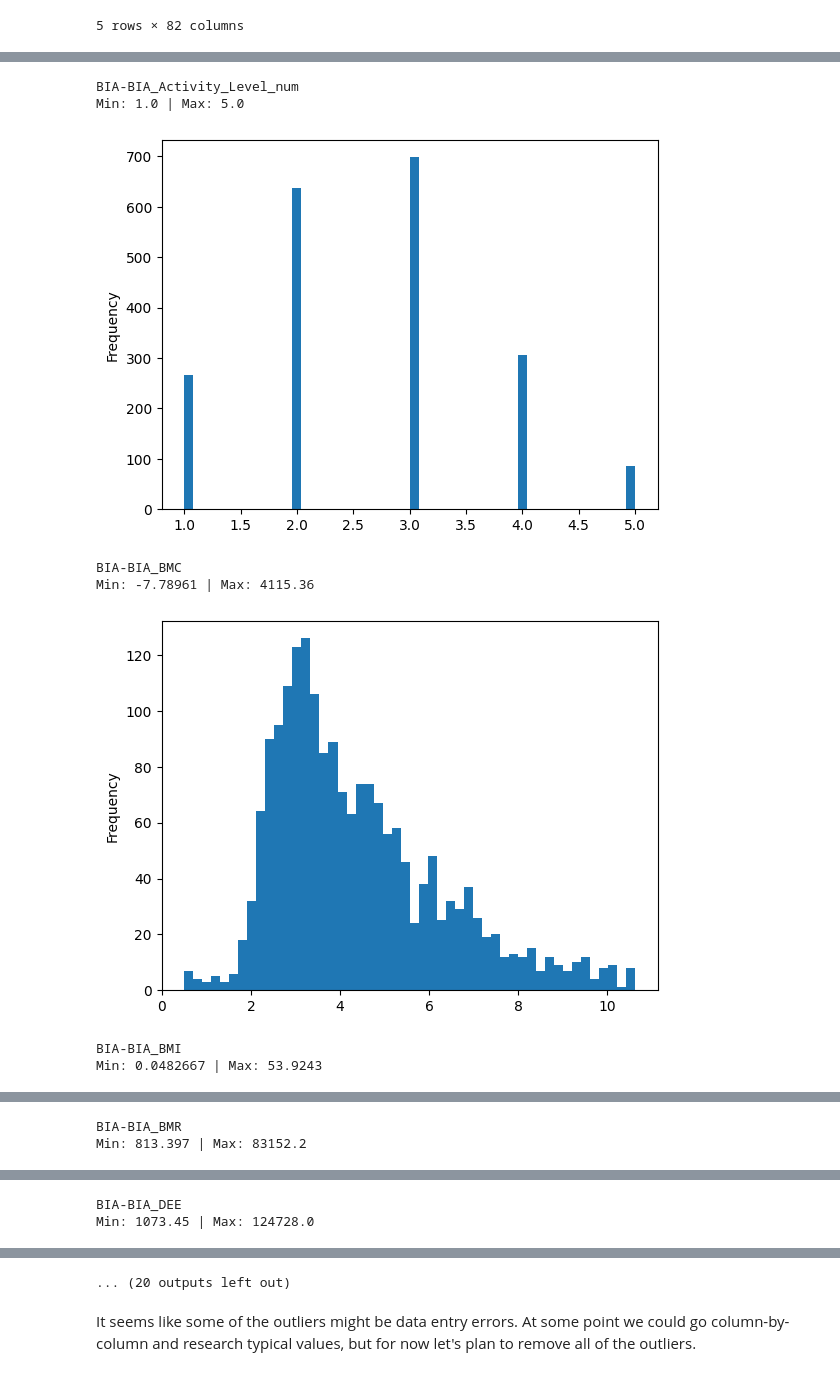
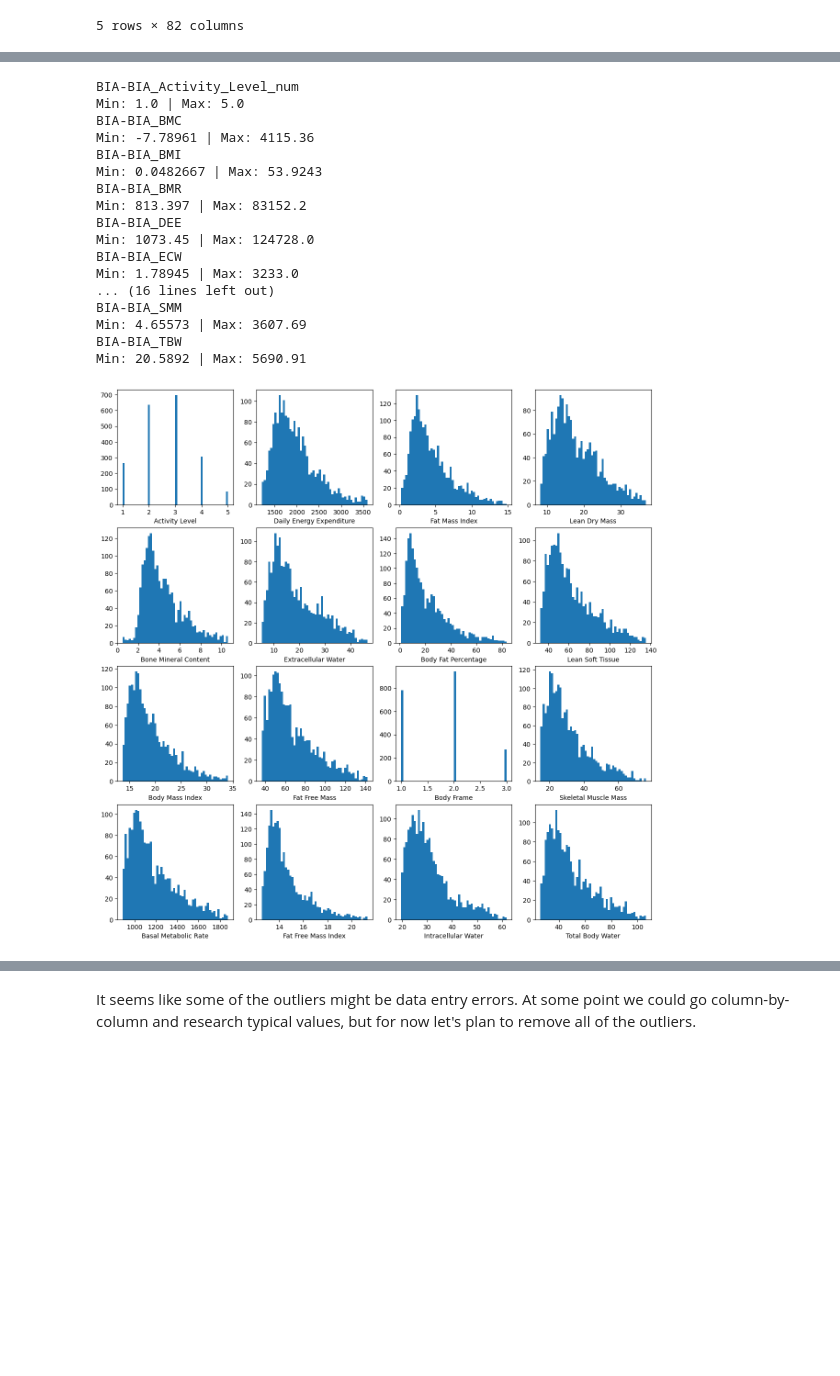
Before and after one commit to jsimonrichard/ds2-problematic-internet-use, a Jupyter notebook: exploratory/bio-impedance.ipynb, the cells around one changed output, grey strips where cells are left out. Cells and saved outputs as stored; diff of their text form; code cells hidden in the pictures; blank space fills up the shorter version.

```diff
--- a/exploratory/bio-impedance.ipynb
+++ b/exploratory/bio-impedance.ipynb
@@ -16,7 +16,11 @@ df.head()
 | 3 | 00115b9f | Winter | 9 | 0 | Fall | 71.0 | ... |
 | 4 | 0016bb22 | Spring | 18 | 1 | Summer | NaN | ... |
 5 rows × 82 columns
+# %%
+dd = pd.read_csv('../data/data_dictionary.csv')
+dd.set_index('Field', inplace=True)
 # %%
 cols = list(filter(lambda x: x.startswith('BIA'), df.columns))
-cols
+col_names = {col: dd['Description'][col] for col in cols}
+col_names
 # %% [output]
@@ -40,24 +44,40 @@ cols
 # %%
+fig, axes = plt.subplots(4, 4, figsize=(15, 15))
+i = 0
 for col in cols:
     if col == 'BIA-Season':
         continue
 
     print(col)
 
     x = df[col].dropna()
     low = np.percentile(x, 2)
     high = np.percentile(x, 98)
 
     print('Min:', x.min(), '|', 'Max:', x.max())
 
-    x.plot(kind='hist', bins=50, range=(low, high))
-    plt.show()
+    axes[i % 4, i // 4].hist(x, bins=50, range=(low, high))
+    axes[i % 4, i // 4].set_xlabel(col_names[col])
+    # axes[i % 4, i // 4].set_ylabel('Frequency')
+    i += 1
+
+fig.show()
 # %% [output]
 BIA-BIA_Activity_Level_num
 Min: 1.0 | Max: 5.0
+BIA-BIA_BMC
+Min: -7.78961 | Max: 4115.36
+BIA-BIA_BMI
+Min: 0.0482667 | Max: 53.9243
+BIA-BIA_BMR
+Min: 813.397 | Max: 83152.2
+BIA-BIA_DEE
+Min: 1073.45 | Max: 124728.0
+BIA-BIA_ECW
+Min: 1.78945 | Max: 3233.0
+... (16 lines left out)
+BIA-BIA_SMM
+Min: 4.65573 | Max: 3607.69
+BIA-BIA_TBW
+Min: 20.5892 | Max: 5690.91
-[figure, old version]
+[figure, new version]
-BIA-BIA_BMC
-Min: -7.78961 | Max: 4115.36
-[figure, removed]
-BIA-BIA_BMI
-Min: 0.0482667 | Max: 53.9243
@@ -65,2 +83,0 @@ Min: 0.0482667 | Max: 53.9243
-BIA-BIA_BMR
-Min: 813.397 | Max: 83152.2
@@ -68,2 +83,0 @@ Min: 813.397 | Max: 83152.2
-BIA-BIA_DEE
-Min: 1073.45 | Max: 124728.0
@@ -74,4 +84,3 @@ Min: 1.78945 | Max: 3233.0
-... (20 outputs left out)
 # %% [markdown]
 It seems like some of the outliers might be data entry errors. At some point we could go column-by-column and research typical values, but for now let's plan to remove all of the outliers.
 # %%
```
Also changed, not shown: parts of 2 cells of this notebook, 3 other files.
